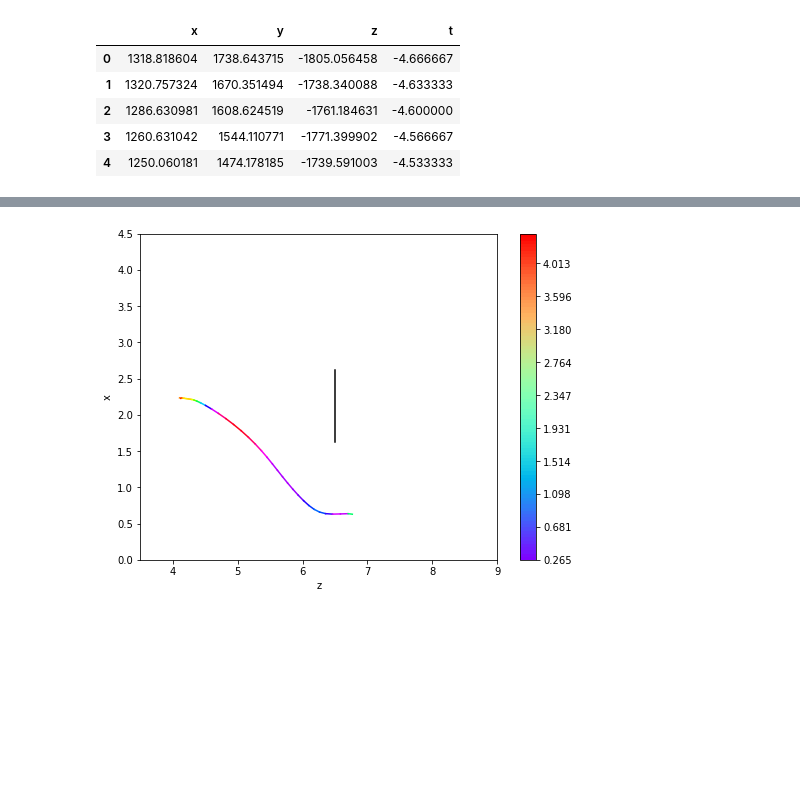
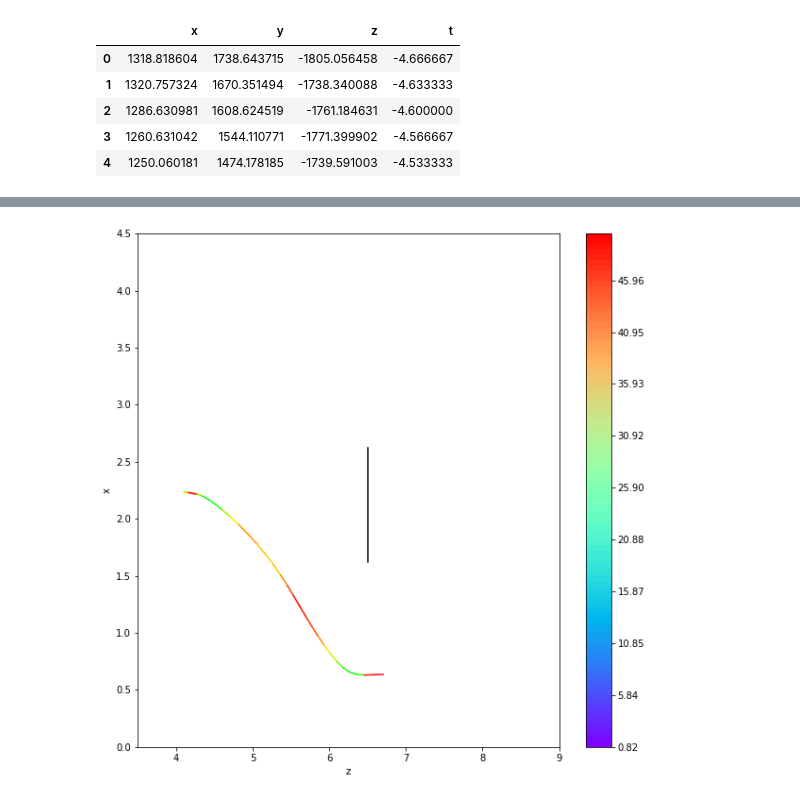
Before and after one commit to cowkami/bat_research, a Jupyter notebook: notebooks/get_bat_line.ipynb, the cells around one changed output, grey strips where cells are left out. Cells and saved outputs as stored; diff of their text form; code cells hidden in the pictures; blank space fills up the shorter version.

Commit message:
add acceleration

```diff
--- a/notebooks/get_bat_line.ipynb
+++ b/notebooks/get_bat_line.ipynb
@@ -34,13 +36,12 @@ def get_xyz_from_exl(file_path):
     xyzt = pd.DataFrame(data=d)
     return xyzt
 # %%
-data_dir = Path('../data')
-target_dir = data_dir / '190526'
+xls_sheets_path = processed_path / '190526'
 
-no1_xyzt = get_xyz_from_exl(str(target_dir / 'no1_bat298.xls'))
-no2_xyzt = get_xyz_from_exl(str(target_dir / 'no2_bat298.xls'))
-no3_xyzt = get_xyz_from_exl(str(target_dir / 'no3_bat298.xls'))
-no5_xyzt = get_xyz_from_exl(str(target_dir / 'no5_bat298.xls'))
+no1_xyzt = get_xyz_from_exl(str(xls_sheets_path / 'no1_bat298.xls'))
+no2_xyzt = get_xyz_from_exl(str(xls_sheets_path / 'no2_bat298.xls'))
+no3_xyzt = get_xyz_from_exl(str(xls_sheets_path / 'no3_bat298.xls'))
+no5_xyzt = get_xyz_from_exl(str(xls_sheets_path / 'no5_bat298.xls'))
 no1_xyzt.head()
 # %% [output]
 |  | x | y | z | t |
@@ -137,5 +160,5 @@ line_2d_plot(no2_xyzt, speed=True)
 # %%
-line_2d_plot(no3_xyzt, speed=True)
+line_2d_plot(no3_xyzt, s_or_a='acceleration')
 # %% [output]
-[figure, old version]
+[figure, new version]
 # %%
```
Also changed, not shown: parts of 5 cells of this notebook.
